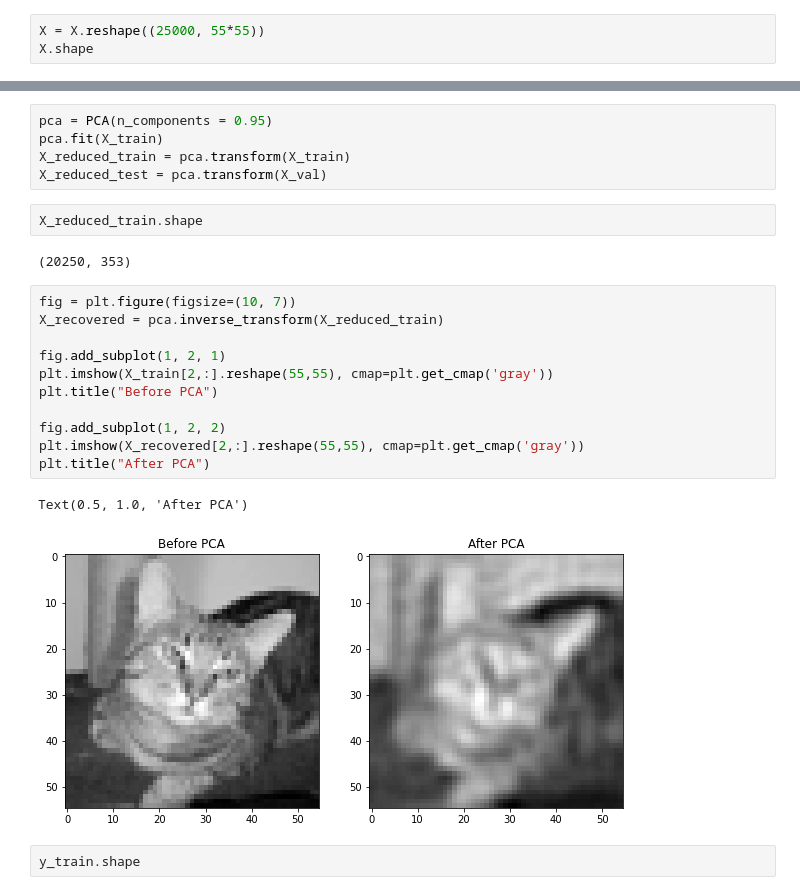
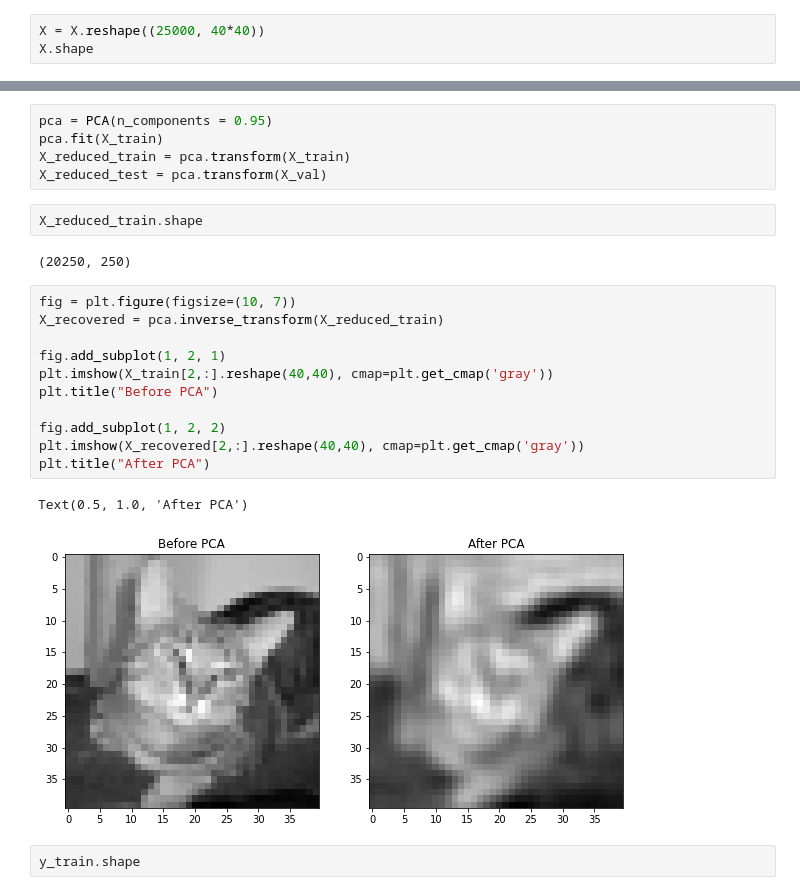
Before and after one commit to NoaAmichai/Cats-Vs-Dogs, a Jupyter notebook: Cats_Vs_Dogs .ipynb, the cells around one changed output, grey strips where cells are left out. Cells and saved outputs as stored; diff of their text form.

```diff
--- a/Cats_Vs_Dogs .ipynb
+++ b/Cats_Vs_Dogs .ipynb
@@ -81,4 +83,4 @@ Text(0.5, 1.0, 'DOG')
 # %%
-X = X.reshape((25000, 55*55))
+X = X.reshape((25000, 40*40))
 X.shape
 # %% [output]
@@ -275,21 +277,21 @@ X_reduced_test = pca.transform(X_val)
 # %%
 X_reduced_train.shape
 # %% [output]
-(20250, 353)
+(20250, 250)
 # %%
 fig = plt.figure(figsize=(10, 7))
 X_recovered = pca.inverse_transform(X_reduced_train)
 
 fig.add_subplot(1, 2, 1)
-plt.imshow(X_train[2,:].reshape(55,55), cmap=plt.get_cmap('gray'))
+plt.imshow(X_train[2,:].reshape(40,40), cmap=plt.get_cmap('gray'))
 plt.title("Before PCA")
 
 fig.add_subplot(1, 2, 2)
-plt.imshow(X_recovered[2,:].reshape(55,55), cmap=plt.get_cmap('gray'))
+plt.imshow(X_recovered[2,:].reshape(40,40), cmap=plt.get_cmap('gray'))
 plt.title("After PCA")
 # %% [output]
 Text(0.5, 1.0, 'After PCA')
-[figure, old version]
+[figure, new version]
 # %%
 y_train.shape
 # %% [output]
```
Also changed, not shown: parts of 20 cells of this notebook.
